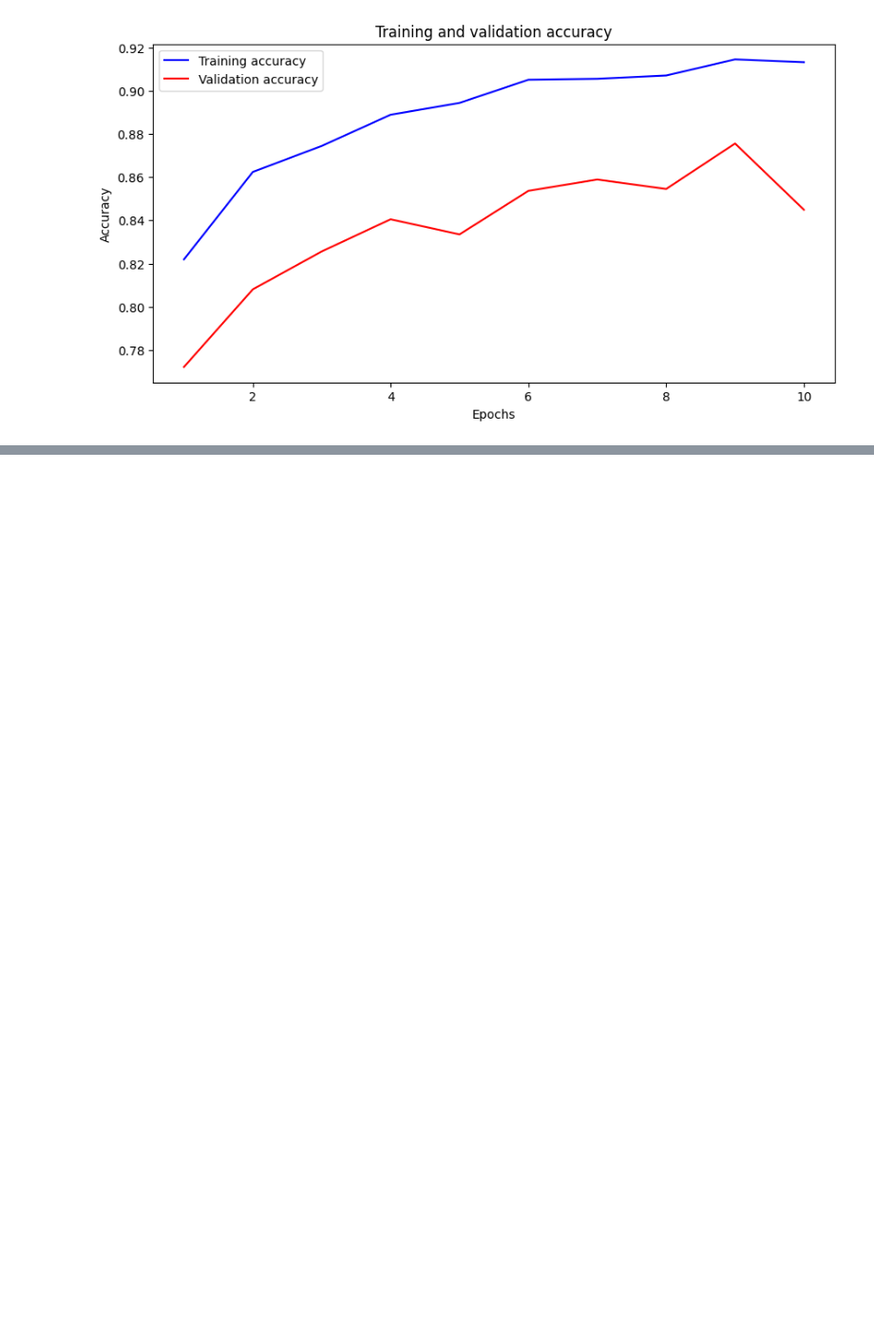
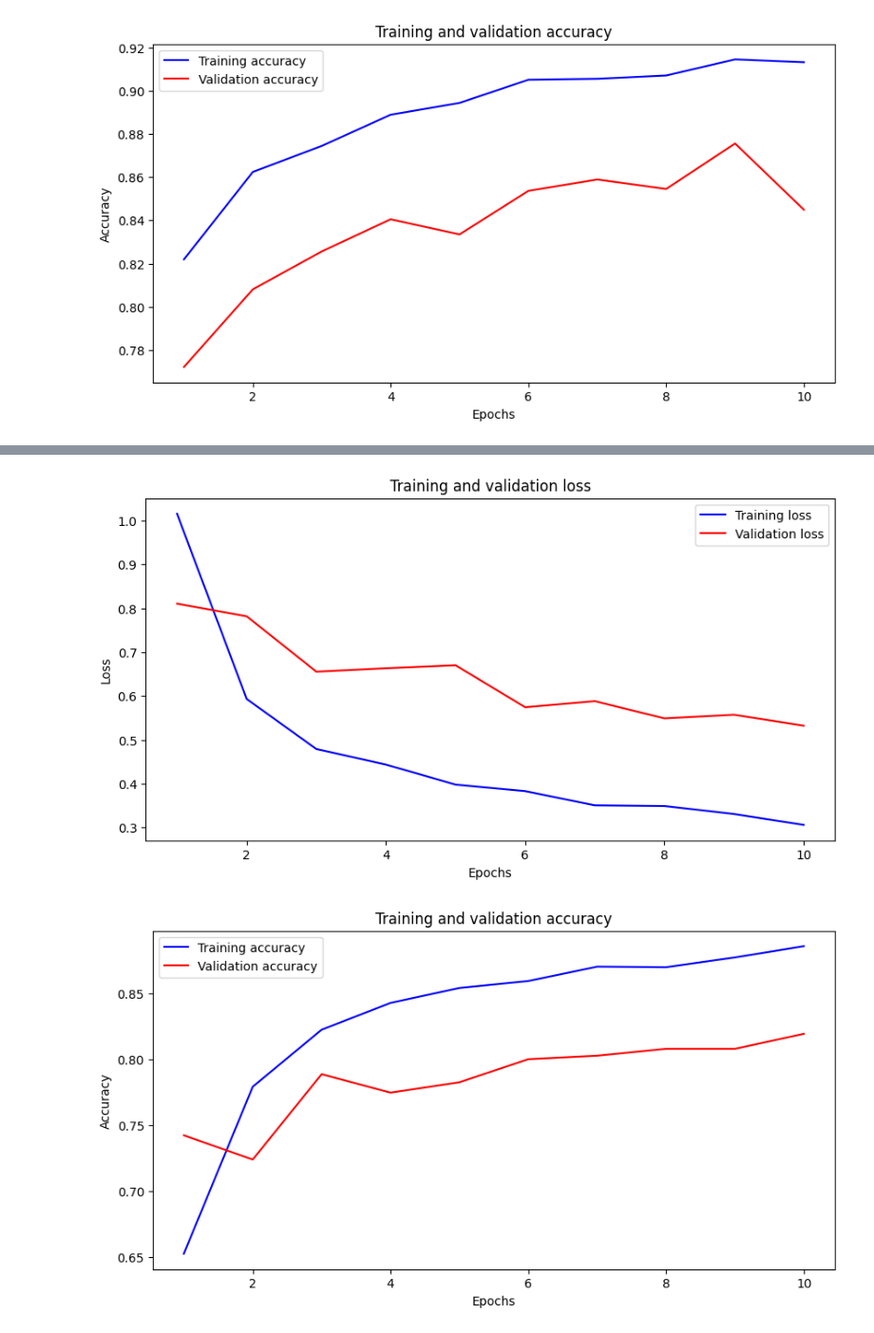
Before and after one commit to sahana248/brain_tumour_MRI, a Jupyter notebook: Brain_tumour_class_SahanaM_21076516.ipynb, the cells around one changed output, grey strips where cells are left out. Shown at 95% size. Drawn from its saved outputs; the diff is of its cells as text; code cells hidden in the pictures; blank space fills up the shorter version.

```diff
--- a/Brain_tumour_class_SahanaM_21076516.ipynb
+++ b/Brain_tumour_class_SahanaM_21076516.ipynb
@@ -378,0 +393,18 @@ plt.show()
+# %%
+# Add custom layers on top of the base model
+x = base_model_vgg19.output
+x = GlobalAveragePooling2D()(x)
+x = Dense(1024, activation='relu')(x)
+x = Dropout(0.5)(x)  # Add dropout layer
+x = Dense(512, activation='relu')(x)
+predictions = Dense(NUM_CLASSES, activation='softmax')(x)
+# %%
+# Create the full model
+model = Model(inputs=base_model_vgg19.input, outputs=predictions)
+
+# Compile the model
+model.compile(optimizer=tf.keras.optimizers.Adam(learning_rate=1e-4),
+              loss='categorical_crossentropy',
+              metrics=['accuracy'])
+# %%
+history = model.fit(train_generator, epochs=EPOCHS, validation_data=validation_generator)
@@ -378,0 +439,30 @@ plt.show()
+# %%
+# Extracting data from history
+train_loss = history.history['loss']
+val_loss = history.history['val_loss']
+train_accuracy = history.history['accuracy']
+val_accuracy = history.history['val_accuracy']
+epochs = range(1, len(train_loss) + 1)
+
+# Plotting the training and validation loss
+plt.figure(figsize=(10, 5))
+plt.plot(epochs, train_loss, 'b', label='Training loss')
+plt.plot(epochs, val_loss, 'r', label='Validation loss')
+plt.title('Training and validation loss')
+plt.xlabel('Epochs')
+plt.ylabel('Loss')
+plt.legend()
+plt.show()
+
+# Plotting the training and validation accuracy
+plt.figure(figsize=(10, 5))
+plt.plot(epochs, train_accuracy, 'b', label='Training accuracy')
+plt.plot(epochs, val_accuracy, 'r', label='Validation accuracy')
+plt.title('Training and validation accuracy')
+plt.xlabel('Epochs')
+plt.ylabel('Accuracy')
+plt.legend()
+plt.show()
+# %% [output]
+[figure, added]
+[figure, added]
```
Also changed, not shown: parts of 5 cells of this notebook.
